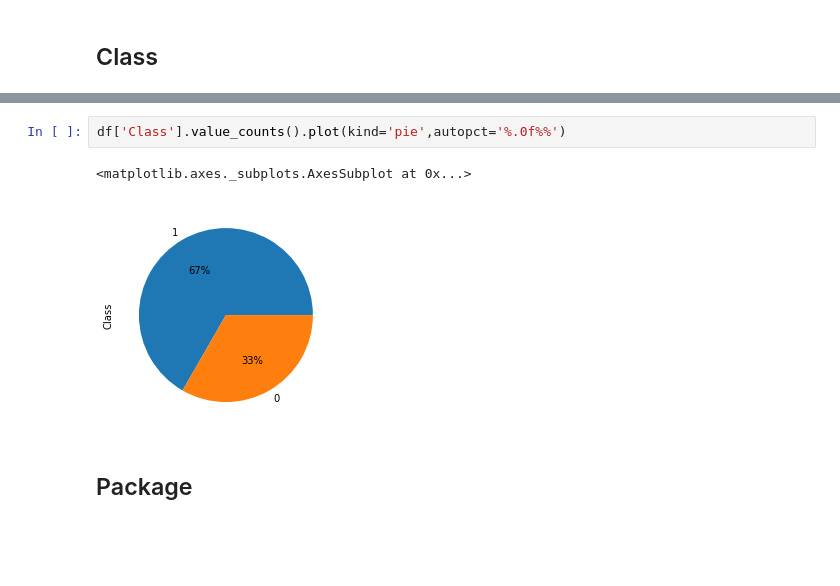
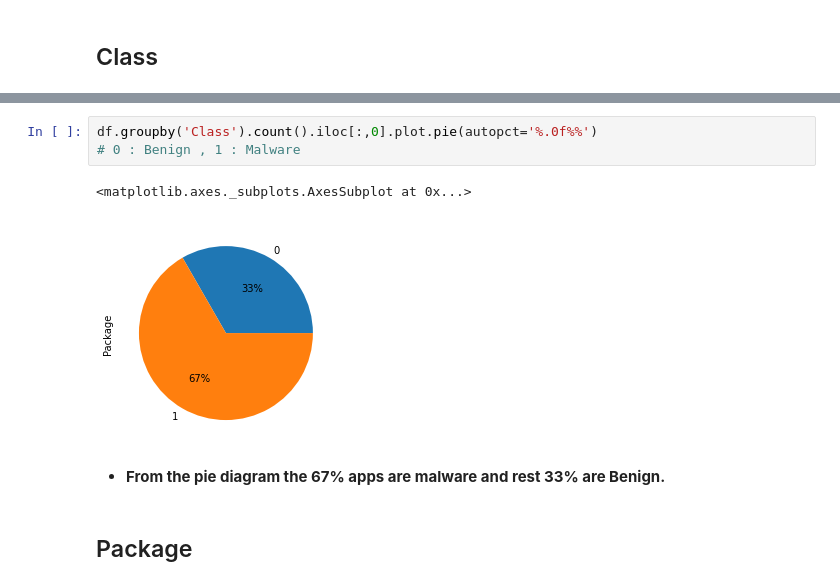
Before and after one commit to arunav93/Capstone-Project---Andriod-Authenticity-Prediction, a Jupyter notebook: ANDRIOD_AUTHENTICITY_PREDICTION.ipynb, the cells around one changed output, grey strips where cells are left out. Drawn from its saved outputs; the diff is of its cells as text; blank space fills up the shorter version.

```diff
--- a/ANDRIOD_AUTHENTICITY_PREDICTION.ipynb
+++ b/ANDRIOD_AUTHENTICITY_PREDICTION.ipynb
@@ -817,8 +809,11 @@ Text(0, 0.5, 'Count')
 # %%
-df['Class'].value_counts().plot(kind='pie',autopct='%.0f%%')
+df.groupby('Class').count().iloc[:,0].plot.pie(autopct='%.0f%%')
+# 0 : Benign , 1 : Malware
 # %% [output]
 <matplotlib.axes._subplots.AxesSubplot at 0x...>
-[figure, old version]
+[figure, new version]
+# %% [markdown]
+* **From the pie diagram the 67% apps are malware and rest 33% are Benign.**
 # %% [markdown]
 ## Package
 # %% [markdown]
```
Also changed, not shown: parts of 97 cells of this notebook.
